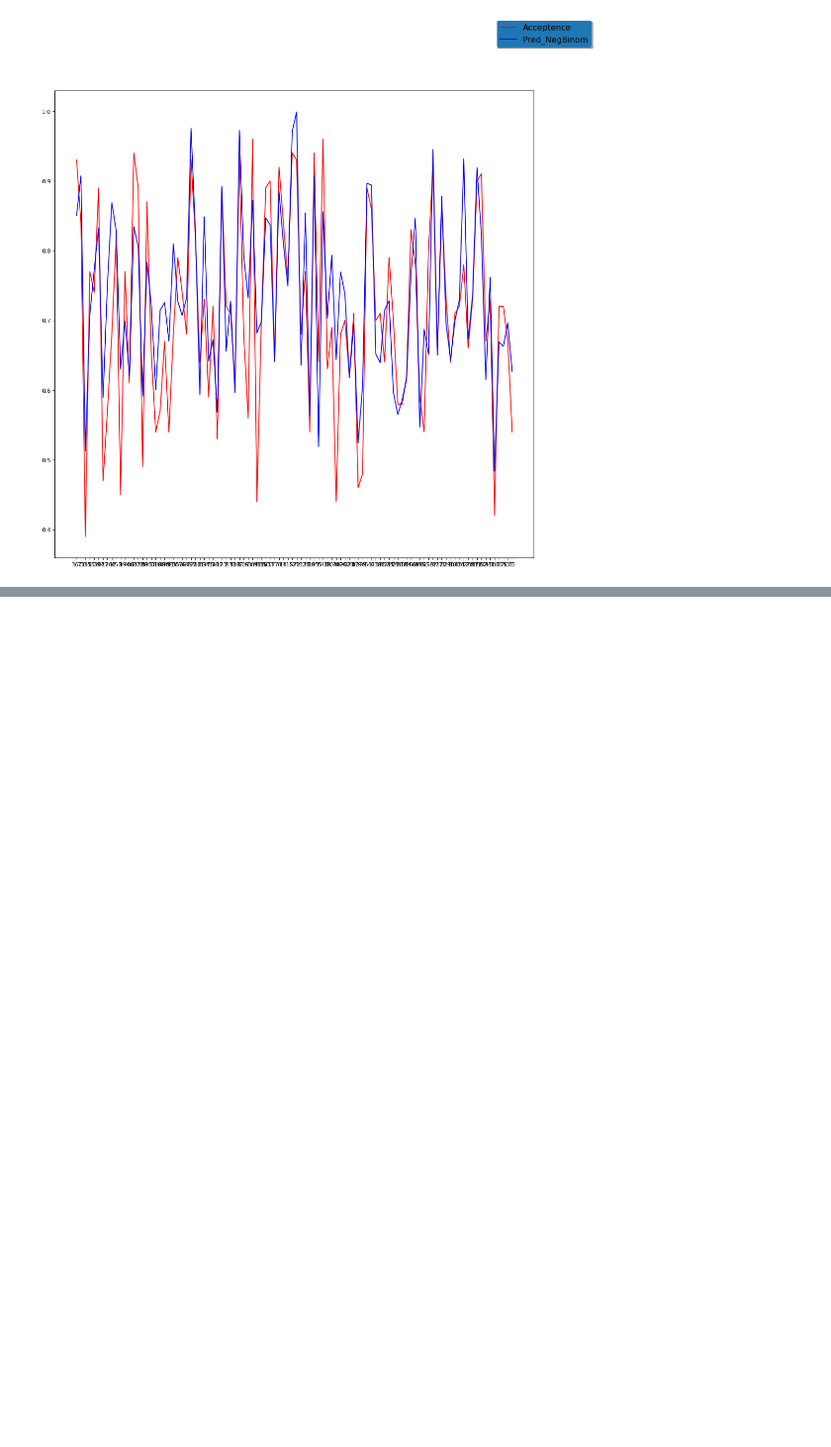
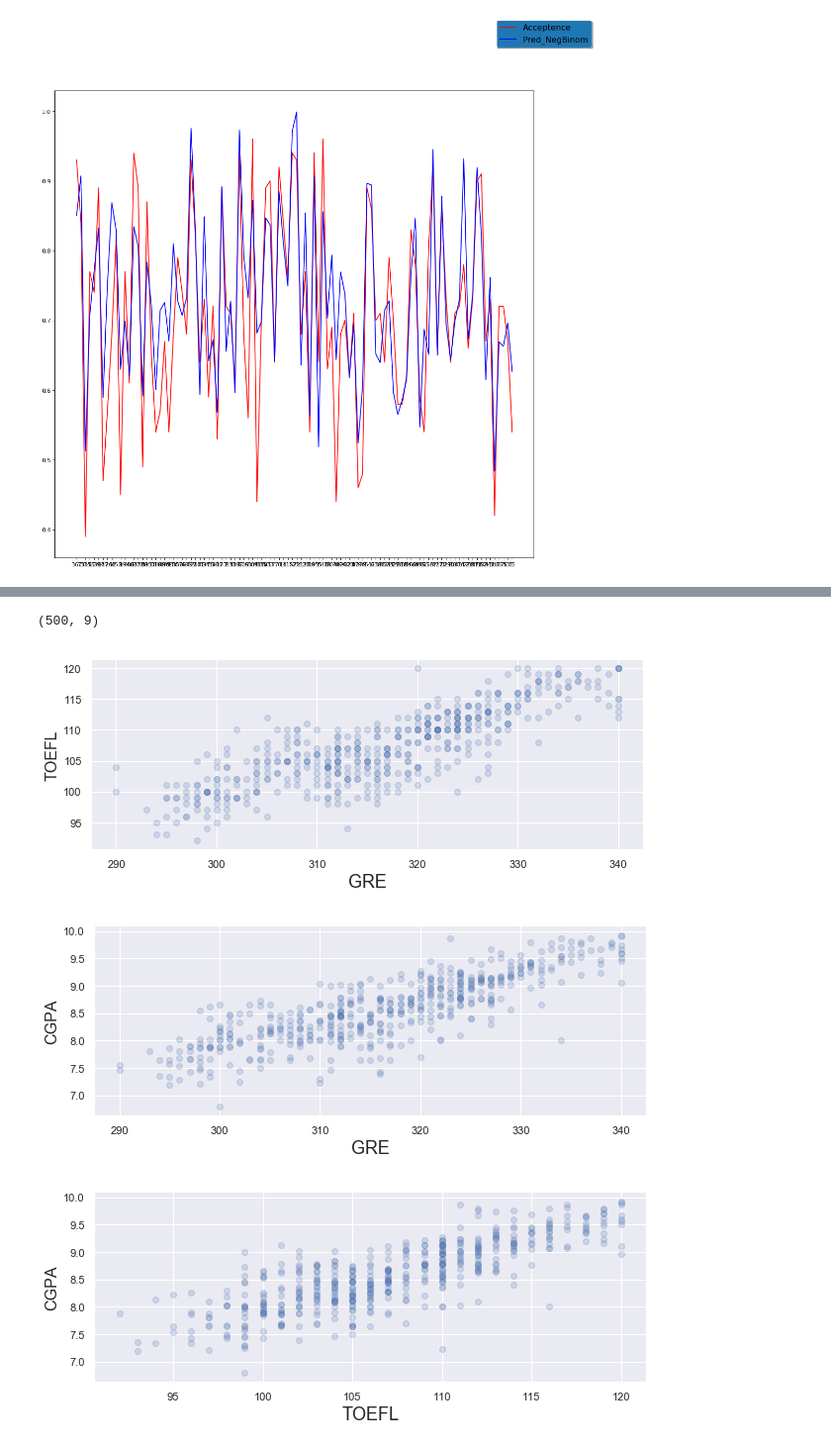
Before and after one commit to jancpp/Graduate_admissions, a Jupyter notebook: Graduate admissions.ipynb, the cells around one changed output, grey strips where cells are left out. Shown at 99% size. Drawn from its saved outputs; the diff is of its cells as text; code cells hidden in the pictures; blank space fills up the shorter version.

```diff
--- a/Graduate admissions.ipynb
+++ b/Graduate admissions.ipynb
@@ -576,0 +606,30 @@ Negative Binomial -->
+# %%
+scatter_plot_headers = list(itertools.combinations(['GRE', 'TOEFL','CGPA'], 2))
+
+sns.set(context='notebook', style='darkgrid', palette='deep', font='sans-serif')
+
+df = pd.read_csv("./data/Admission_Predict_Ver1.1.csv")
+print(df.shape)
+
+df.rename(index=str, columns={"Chance of Admit ":"Acceptence", "GRE Score":"GRE", "TOEFL Score":"TOEFL", "University Rating":"UR"}, inplace = True)
+df.drop(["Serial No."], axis=1, inplace=True)
+df.head()
+
+Y = df["Acceptence"].copy(deep=True)
+X = df.copy().drop(columns=["Acceptence"])
+
+for i in range(0, len(scatter_plot_headers)):
+    x = df[scatter_plot_headers[i][0]]
+    y = df[scatter_plot_headers[i][1]]
+
+    figure(figsize=(10,12))
+    plt.subplot(len(scatter_plot_headers), 1, i+1)
+    plt.scatter(x, y, alpha=0.2)
+    plt.xlabel(scatter_plot_headers[i][0], fontsize=18)
+    plt.ylabel(scatter_plot_headers[i][1], fontsize=16)
+    plt.show()
+# %% [output]
+(500, 9)
+[figure, added]
+[figure, added]
+[figure, added]
```
Also changed, not shown: parts of 26 cells of this notebook.
